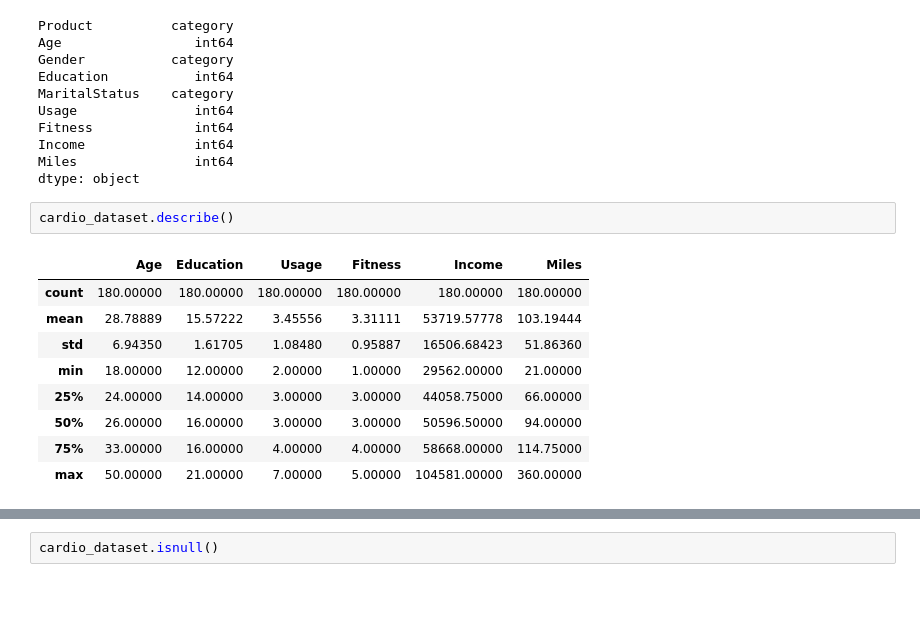
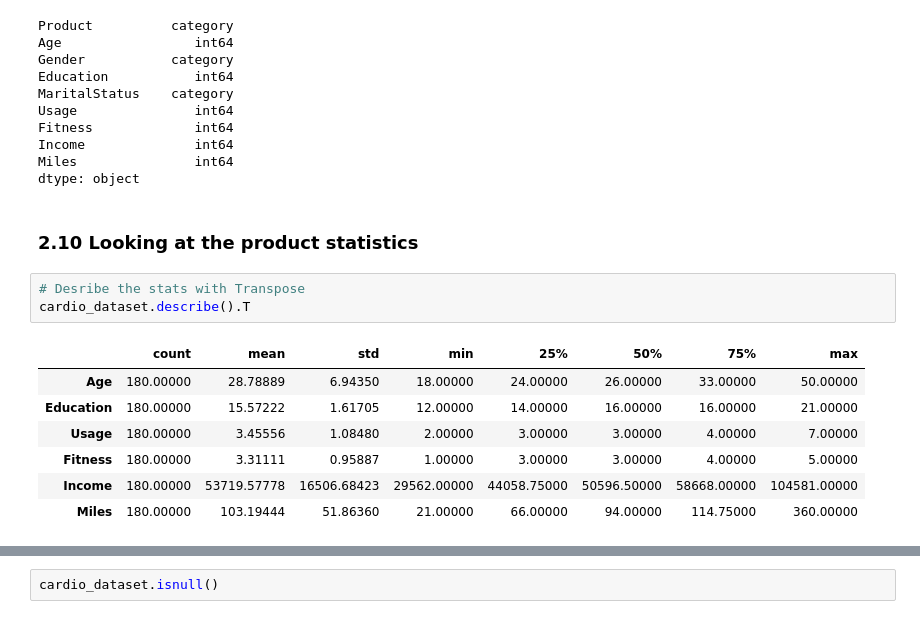
Before and after one commit to sirhomersimpson/pgp-aiml, a Jupyter notebook: fundamentals_aiml/cardio_good_fitness_project.ipynb, the cells around one changed output, grey strips where cells are left out. Drawn from its saved outputs; the diff is of its cells as text; blank space fills up the shorter version.

```diff
--- a/fundamentals_aiml/cardio_good_fitness_project.ipynb
+++ b/fundamentals_aiml/cardio_good_fitness_project.ipynb
@@ -187,15 +189,16 @@ Fitness             int64
 Income              int64
 Miles               int64
 dtype: object
-# %%
-cardio_dataset.describe()
-# %% [output]
-|  | Age | Education | Usage | Fitness | Income | Miles |
-| count | 180.00000 | 180.00000 | 180.00000 | 180.00000 | 180.00000 | 180.00000 |
-| mean | 28.78889 | 15.57222 | 3.45556 | 3.31111 | 53719.57778 | 103.19444 |
-| std | 6.94350 | 1.61705 | 1.08480 | 0.95887 | 16506.68423 | 51.86360 |
-| min | 18.00000 | 12.00000 | 2.00000 | 1.00000 | 29562.00000 | 21.00000 |
-| 25% | 24.00000 | 14.00000 | 3.00000 | 3.00000 | 44058.75000 | 66.00000 |
-| 50% | 26.00000 | 16.00000 | 3.00000 | 3.00000 | 50596.50000 | 94.00000 |
-| 75% | 33.00000 | 16.00000 | 4.00000 | 4.00000 | 58668.00000 | 114.75000 |
-| max | 50.00000 | 21.00000 | 7.00000 | 5.00000 | 104581.00000 | 360.00000 |
+# %% [markdown]
+### 2.10 Looking at the product statistics
+# %%
+# Desribe the stats with Transpose
+cardio_dataset.describe().T
+# %% [output]
+|  | count | mean | std | min | 25% | 50% | 75% | max |
+| Age | 180.00000 | 28.78889 | 6.94350 | 18.00000 | 24.00000 | 26.00000 | 33.00000 | 50.00000 |
+| Education | 180.00000 | 15.57222 | 1.61705 | 12.00000 | 14.00000 | 16.00000 | 16.00000 | 21.00000 |
+| Usage | 180.00000 | 3.45556 | 1.08480 | 2.00000 | 3.00000 | 3.00000 | 4.00000 | 7.00000 |
+| Fitness | 180.00000 | 3.31111 | 0.95887 | 1.00000 | 3.00000 | 3.00000 | 4.00000 | 5.00000 |
+| Income | 180.00000 | 53719.57778 | 16506.68423 | 29562.00000 | 44058.75000 | 50596.50000 | 58668.00000 | 104581.00000 |
+| Miles | 180.00000 | 103.19444 | 51.86360 | 21.00000 | 66.00000 | 94.00000 | 114.75000 | 360.00000 |
```
Also changed, not shown: parts of 16 cells of this notebook.
